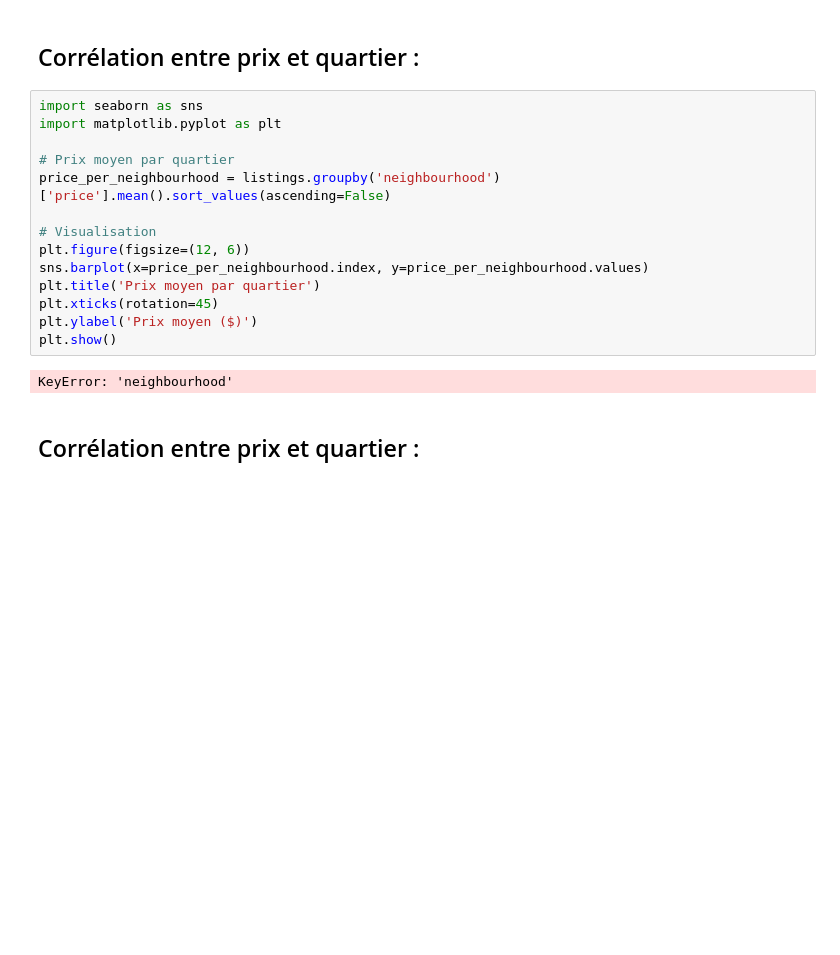
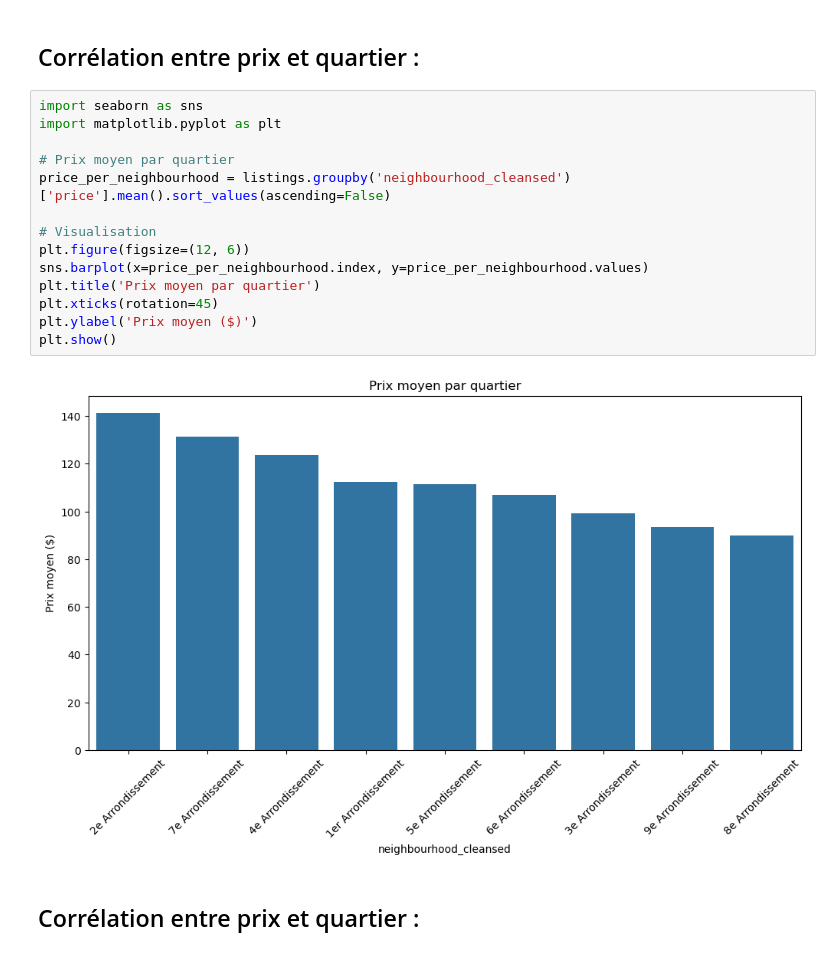
Before and after one commit to AlexandreOuenadio/datathon-2024, a Jupyter notebook: Notebooks/GetDistanceBetween.ipynb, the cells around one changed output. Saved outputs shown, nothing was run; the diff lists cells and outputs as text; blank space fills up the shorter version.

```diff
--- a/Notebooks/GetDistanceBetween.ipynb
+++ b/Notebooks/GetDistanceBetween.ipynb
@@ -133,19 +141,19 @@ m.save("map_airbnb.html")
 # %%
 import seaborn as sns
 import matplotlib.pyplot as plt
 
 # Prix moyen par quartier
-price_per_neighbourhood = listings.groupby('neighbourhood')['price'].mean().sort_values(ascending=False)
+price_per_neighbourhood = listings.groupby('neighbourhood_cleansed')['price'].mean().sort_values(ascending=False)
 
 # Visualisation
 plt.figure(figsize=(12, 6))
 sns.barplot(x=price_per_neighbourhood.index, y=price_per_neighbourhood.values)
 plt.title('Prix moyen par quartier')
 plt.xticks(rotation=45)
 plt.ylabel('Prix moyen ($)')
 plt.show()
 # %% [output]
-KeyError: 'neighbourhood'
+[figure, added]
 # %% [markdown]
 ## Corrélation entre prix et quartier :
 # %%
```
Also changed, not shown: parts of 8 cells of this notebook, 5 other files.
